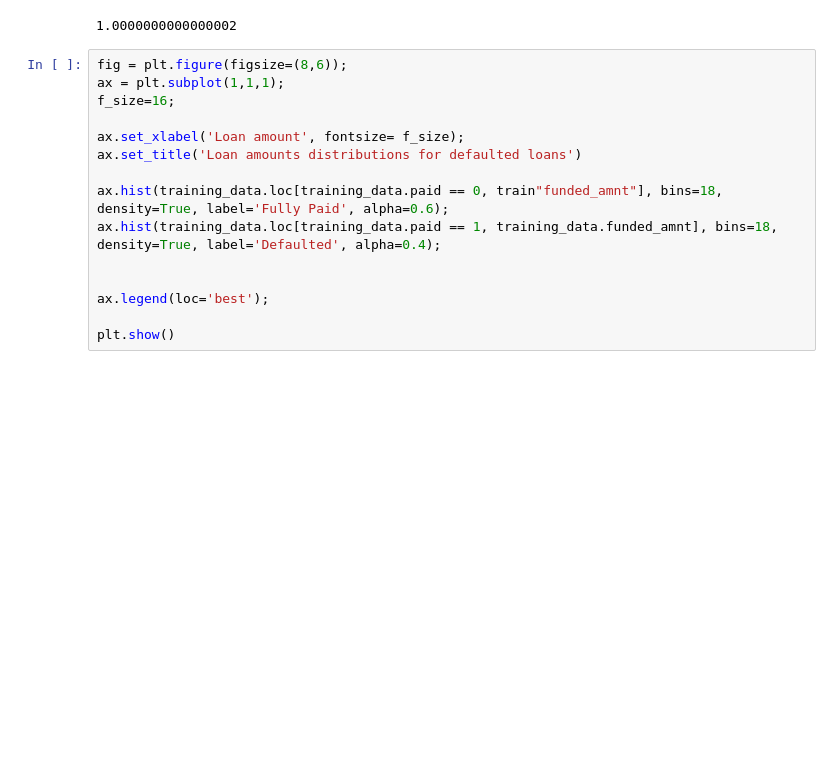
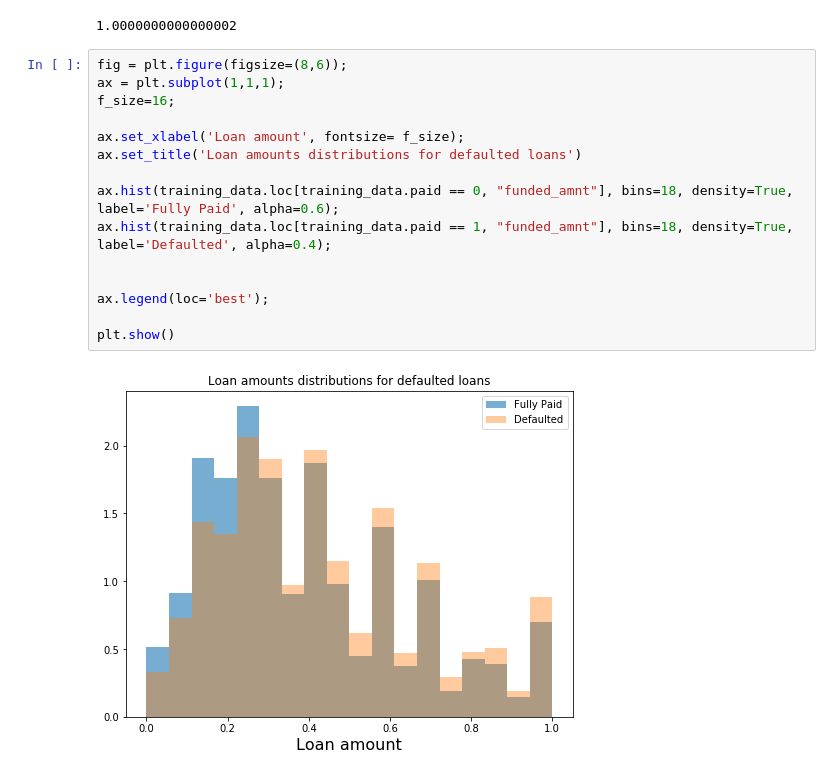
Before and after one commit to bhavenp/209A-FinalProject, a Jupyter notebook: bhaven/EDA_for_final.ipynb, the cells around one changed output. Cells and saved outputs as stored; diff of their text form; blank space fills up the shorter version.

```diff
--- a/bhaven/EDA_for_final.ipynb
+++ b/bhaven/EDA_for_final.ipynb
@@ -34,15 +34,17 @@ training_data.funded_amnt.max()
 # %%
 fig = plt.figure(figsize=(8,6));
 ax = plt.subplot(1,1,1);
 f_size=16;
 
 ax.set_xlabel('Loan amount', fontsize= f_size);
 ax.set_title('Loan amounts distributions for defaulted loans')
 
-ax.hist(training_data.loc[training_data.paid == 0, train"funded_amnt"], bins=18, density=True, label='Fully Paid', alpha=0.6);
-ax.hist(training_data.loc[training_data.paid == 1, training_data.funded_amnt], bins=18, density=True, label='Defaulted', alpha=0.4);
+ax.hist(training_data.loc[training_data.paid == 0, "funded_amnt"], bins=18, density=True, label='Fully Paid', alpha=0.6);
+ax.hist(training_data.loc[training_data.paid == 1, "funded_amnt"], bins=18, density=True, label='Defaulted', alpha=0.4);
 
 
 ax.legend(loc='best');
 
 plt.show()
+# %% [output]
+[figure, added]
```
Also changed, not shown: parts of 5 cells of this notebook, 1 other file.
